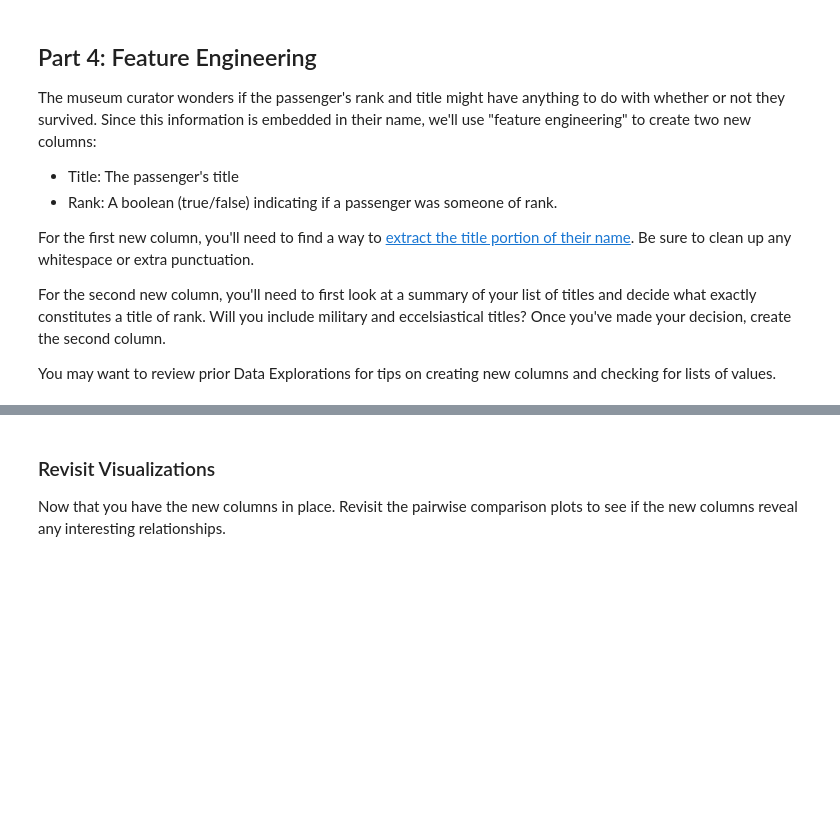
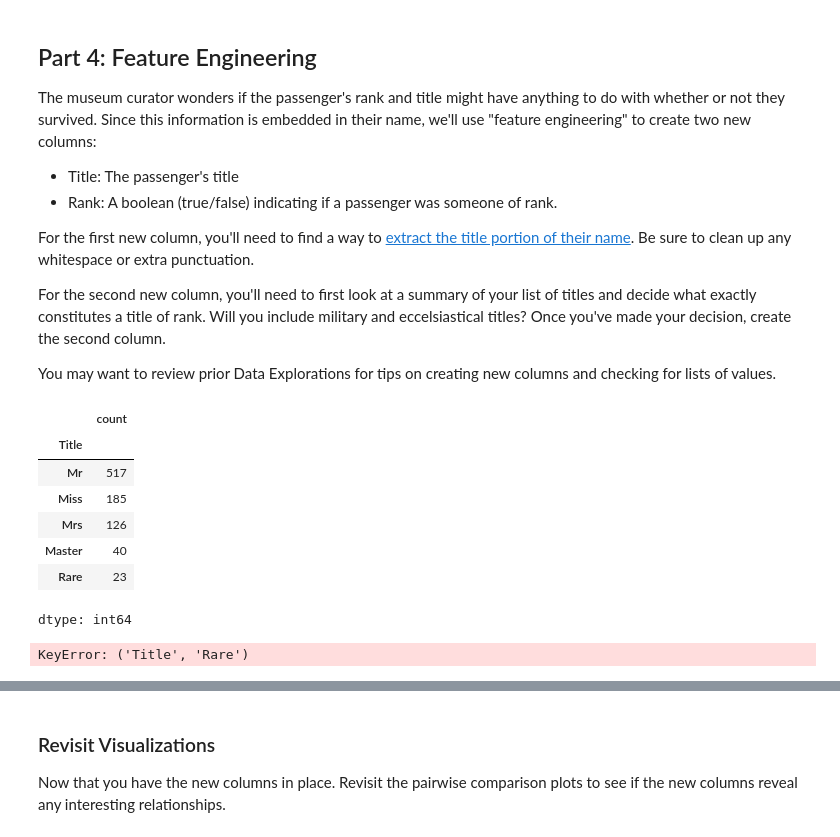
Before and after one commit to CorinneB1/CorinneBC.github.io, a Jupyter notebook: notebooks/Exploration_03.ipynb, the cells around one changed output, grey strips where cells are left out. Saved outputs shown, nothing was run; the diff lists cells and outputs as text; code cells hidden in the pictures; blank space fills up the shorter version.

```diff
--- a/notebooks/Exploration_03.ipynb
+++ b/notebooks/Exploration_03.ipynb
@@ -144,0 +211,24 @@ You may want to review prior Data Explorations for tips on creating new columns
+# %%
+# Extract Title from the 'Name' column
+titanic['Title'] = titanic['Name'].str.extract(r' ([A-Za-z]+)\.', expand=False)
+
+# Clean up some common titles
+titanic['Title'] = titanic['Title'].replace(['Lady', 'Countess','Capt', 'Col',
+ 	'Don', 'Dr', 'Major', 'Rev', 'Sir', 'Jonkheer', 'Dona'], 'Rare')
+
+titanic['Title'] = titanic['Title'].replace('Mlle', 'Miss')
+titanic['Title'] = titanic['Title'].replace('Ms', 'Miss')
+titanic['Title'] = titanic['Title'].replace('Mme', 'Mrs')
+
+# Display the value counts of the new 'Title' column
+display(titanic['Title'].value_counts())
+# %% [output]
+|  | count |
+| Title |  |
+| Mr | 517 |
+| Miss | 185 |
+| Mrs | 126 |
+| Master | 40 |
+| Rare | 23 |
+dtype: int64
+KeyError: ('Title', 'Rare')
```
Also changed, not shown: parts of 14 cells of this notebook.
